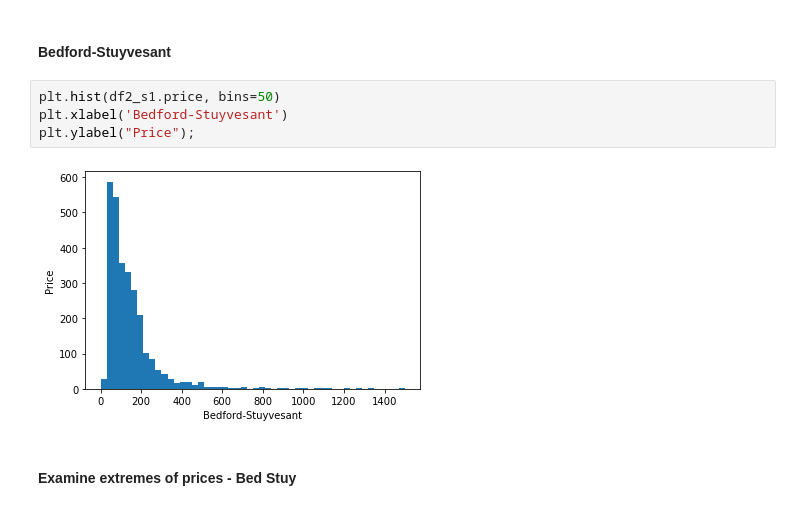
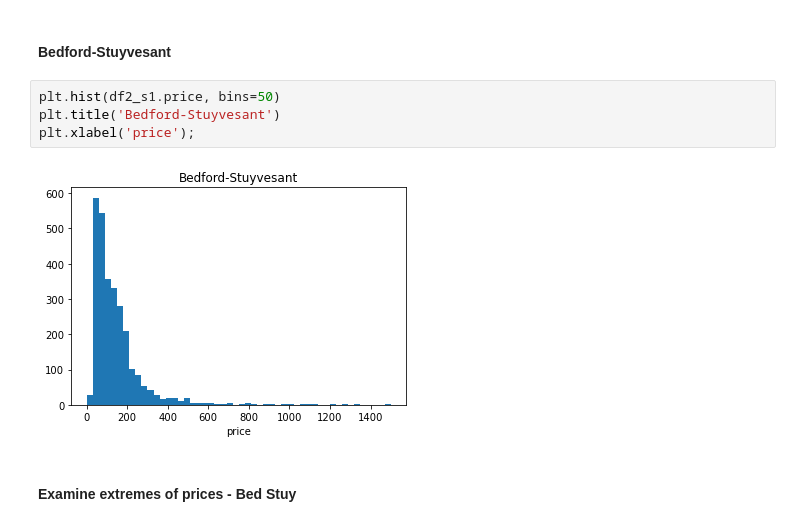
Before and after one commit to Naren1610/IST5520GrpProj, a Jupyter notebook: Milestone3_v3.ipynb, the cells around one changed output. Cells and saved outputs as stored; diff of their text form.

```diff
--- a/Milestone3_v3.ipynb
+++ b/Milestone3_v3.ipynb
@@ -217,10 +217,10 @@ df_top3= pd.concat([df2_s1,df2_s2,df2_s3])
 #### Bedford-Stuyvesant
 # %%
 plt.hist(df2_s1.price, bins=50)
-plt.xlabel('Bedford-Stuyvesant')
-plt.ylabel("Price");
+plt.title('Bedford-Stuyvesant')
+plt.xlabel('price');
 # %% [output]
-[figure, old version]
+[figure, new version]
 # %% [markdown]
 #### Examine extremes of prices - Bed Stuy
 # %%
```
Also changed, not shown: parts of 52 cells of this notebook.
